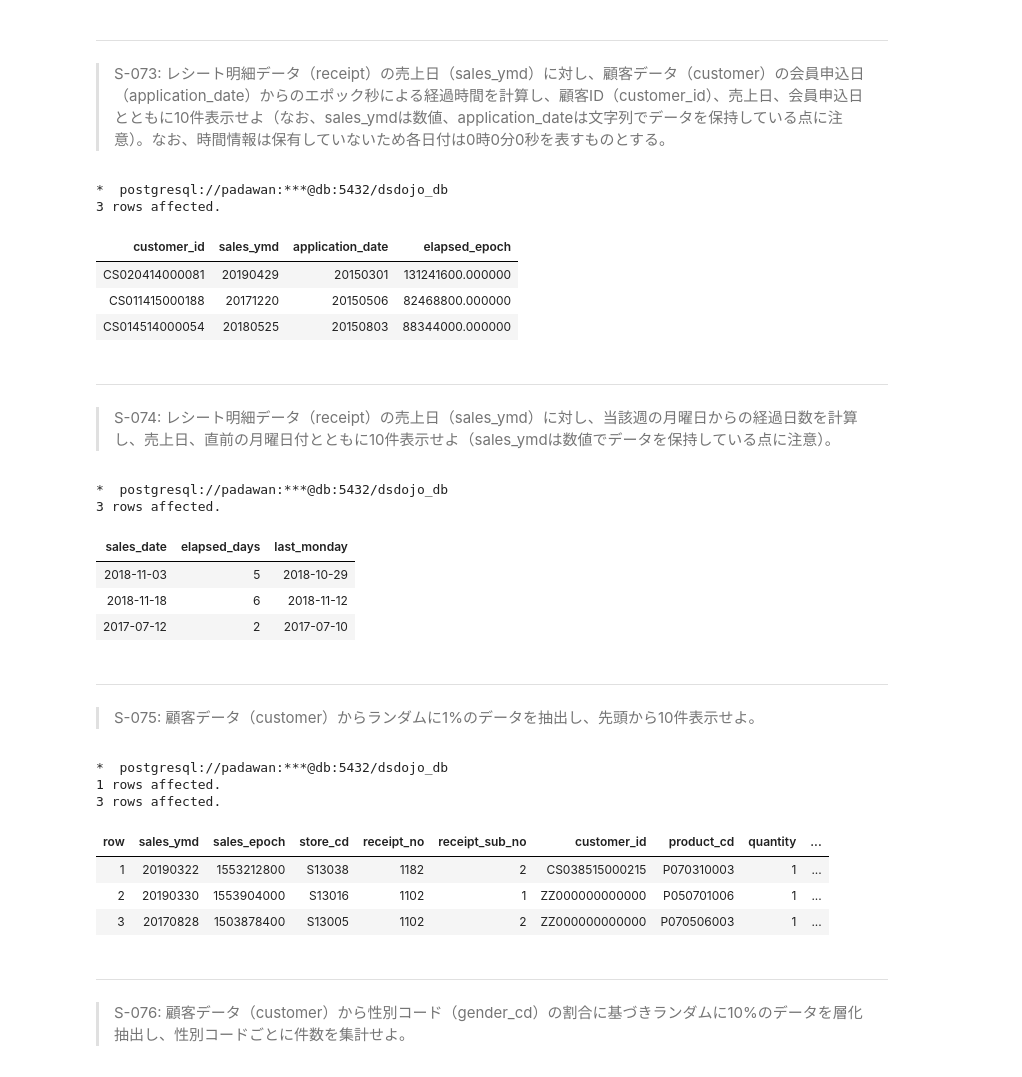
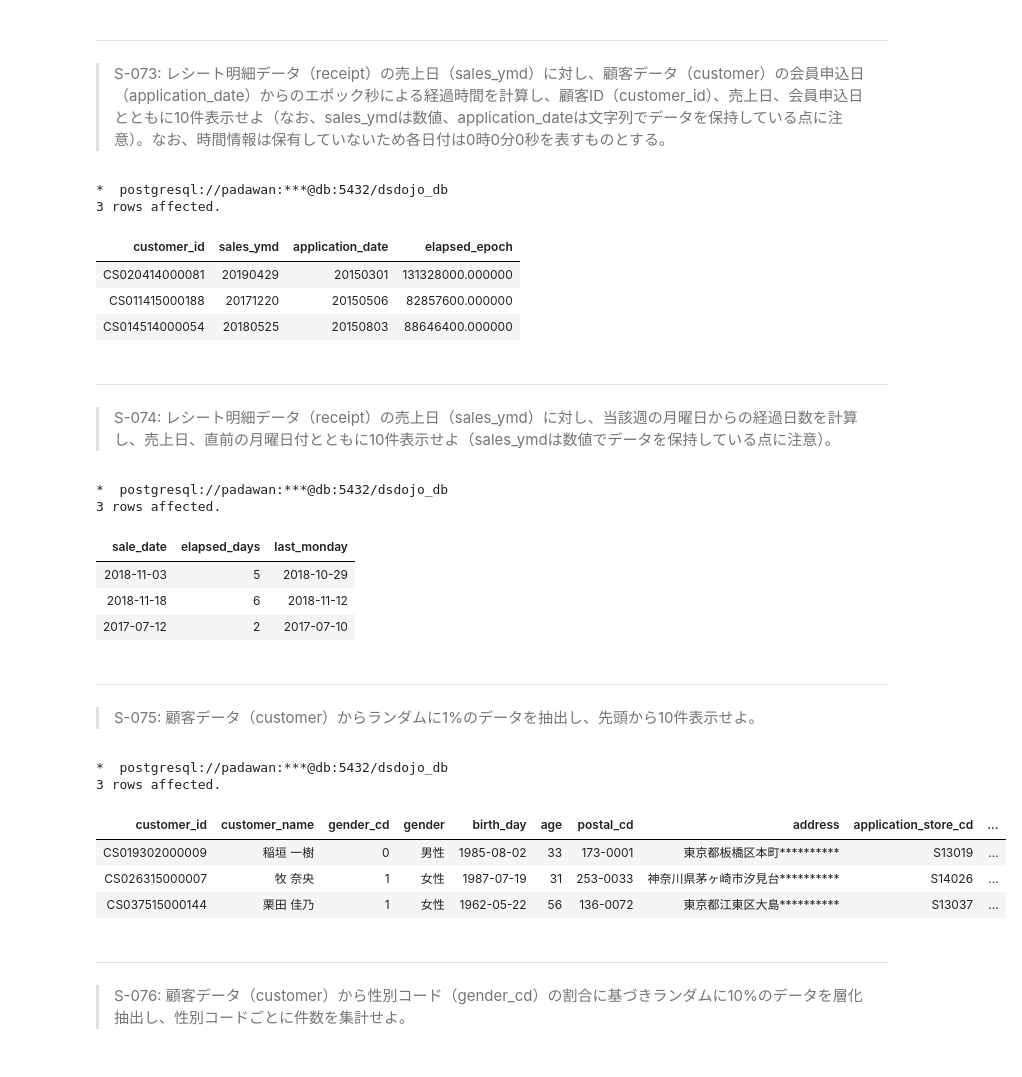
Before and after one commit to palakpaneerer/100knocks-preprocess, a Jupyter notebook: docker/work/preprocess_knock_SQL.ipynb, the cells around one changed output. Cells and saved outputs as stored; diff of their text form; code cells hidden in the pictures.

```diff
--- a/docker/work/preprocess_knock_SQL.ipynb
+++ b/docker/work/preprocess_knock_SQL.ipynb
@@ -2226,6 +2336,8 @@ LIMIT
 > S-073: レシート明細データ（receipt）の売上日（sales_ymd）に対し、顧客データ（customer）の会員申込日（application_date）からのエポック秒による経過時間を計算し、顧客ID（customer_id）、売上日、会員申込日とともに10件表示せよ（なお、sales_ymdは数値、application_dateは文字列でデータを保持している点に注意）。なお、時間情報は保有していないため各日付は0時0分0秒を表すものとする。
 # %%
 %%sql
+-- AGE関数の結果は年、月、日。そのためその結果から直接EXTRACTでepochを抽出することはできない。
+-- この場合は、普通に引き算してあげるのが早い。
 
 WITH distinct_receipt AS (
     SELECT DISTINCT
@@ -2238,12 +2350,10 @@ SELECT
     d.customer_id,
     d.sales_ymd,
     c.application_date,
-    EXTRACT(epoch FROM
-    AGE(
-    TO_TIMESTAMP(CAST(d.sales_ymd AS VARCHAR), 'YYYYMMDD'),
-    TO_TIMESTAMP(c.application_date, 'YYYYMMDD')
-    )) AS elapsed_epoch
-
+    EXTRACT(EPOCH FROM (
+        TO_TIMESTAMP(CAST(d.sales_ymd AS VARCHAR), 'YYYYMMDD')
+        - TO_TIMESTAMP(c.application_date, 'YYYYMMDD')
+        )) AS elapsed_epoch
 FROM
     distinct_receipt d
 INNER JOIN
@@ -2256,36 +2366,36 @@ LIMIT
 *  postgresql://padawan:***@db:5432/dsdojo_db
 3 rows affected.
 | customer_id | sales_ymd | application_date | elapsed_epoch |
-| CS020414000081 | 20190429 | 20150301 | 131241600.000000 |
-| CS011415000188 | 20171220 | 20150506 | 82468800.000000 |
-| CS014514000054 | 20180525 | 20150803 | 88344000.000000 |
+| CS020414000081 | 20190429 | 20150301 | 131328000.000000 |
+| CS011415000188 | 20171220 | 20150506 | 82857600.000000 |
+| CS014514000054 | 20180525 | 20150803 | 88646400.000000 |
 # %% [markdown]
 ---
 > S-074: レシート明細データ（receipt）の売上日（sales_ymd）に対し、当該週の月曜日からの経過日数を計算し、売上日、直前の月曜日付とともに10件表示せよ（sales_ymdは数値でデータを保持している点に注意）。
 # %%
 %%sql
 
-WITH elapsed_tbl AS (
+WITH calc_tbl AS (
     SELECT
-        TO_DATE(CAST(sales_ymd AS VARCHAR), 'YYYYMMDD') AS sales_date,
-        EXTRACT(DOW FROM (
-        TO_DATE(CAST(sales_ymd AS VARCHAR), 'YYYYMMDD') - 1
-        )) AS elapsed_days
+        TO_DATE(CAST(sales_ymd AS VARCHAR), 'YYYYMMDD') AS sale_date,
+        EXTRACT(DOW FROM
+                TO_DATE(CAST(sales_ymd AS VARCHAR), 'YYYYMMDD')
+                - 1) AS elapsed_days
     FROM
         receipt
 )
 SELECT
-    sales_date,
+    sale_date,
     elapsed_days,
-    sales_date - CAST(elapsed_days AS INTEGER) AS last_monday
+    sale_date - CAST(elapsed_days AS INTEGER) AS last_monday
 FROM
-    elapsed_tbl
+    calc_tbl
 LIMIT
     3;
 # %% [output]
 *  postgresql://padawan:***@db:5432/dsdojo_db
 3 rows affected.
-| sales_date | elapsed_days | last_monday |
+| sale_date | elapsed_days | last_monday |
 | 2018-11-03 | 5 | 2018-10-29 |
 | 2018-11-18 | 6 | 2018-11-12 |
 | 2017-07-12 | 2 | 2017-07-10 |
@@ -2295,36 +2405,32 @@ LIMIT
 # %%
 %%sql
 
-SELECT SETSEED(0.1);
-WITH row_tbl AS (
+WITH no_tbl AS (
     SELECT
-        ROW_NUMBER() OVER(ORDER BY RANDOM()) AS row,
-        *
+        *,
+        ROW_NUMBER() OVER(ORDER BY RANDOM()) AS row
     FROM
-        receipt
+        customer
 )
 SELECT
     *
 FROM
-    row_tbl
+    no_tbl
 WHERE
-    row <= (
-        SELECT
-            COUNT(*)
-        FROM
-            receipt
-    ) * 0.01
+    row <= (SELECT
+               COUNT(*) * 0.01
+            FROM
+                customer)
 LIMIT
     3
 ;
 # %% [output]
 *  postgresql://padawan:***@db:5432/dsdojo_db
-1 rows affected.
 3 rows affected.
-| row | sales_ymd | sales_epoch | store_cd | receipt_no | receipt_sub_no | customer_id | product_cd | quantity | ... |
-| 1 | 20190322 | 1553212800 | S13038 | 1182 | 2 | CS038515000215 | P070310003 | 1 | ... |
-| 2 | 20190330 | 1553904000 | S13016 | 1102 | 1 | ZZ000000000000 | P050701006 | 1 | ... |
-| 3 | 20170828 | 1503878400 | S13005 | 1102 | 2 | ZZ000000000000 | P070506003 | 1 | ... |
+| customer_id | customer_name | gender_cd | gender | birth_day | age | postal_cd | address | application_store_cd | ... |
+| CS019302000009 | 稲垣 一樹 | 0 | 男性 | 1985-08-02 | 33 | 173-0001 | 東京都板橋区本町********** | S13019 | ... |
+| CS026315000007 | 牧 奈央 | 1 | 女性 | 1987-07-19 | 31 | 253-0033 | 神奈川県茅ヶ崎市汐見台********** | S14026 | ... |
+| CS037515000144 | 栗田 佳乃 | 1 | 女性 | 1962-05-22 | 56 | 136-0072 | 東京都江東区大島********** | S13037 | ... |
 # %% [markdown]
 ---
 > S-076: 顧客データ（customer）から性別コード（gender_cd）の割合に基づきランダムに10%のデータを層化抽出し、性別コードごとに件数を集計せよ。
```
Also changed, not shown: parts of 22 cells of this notebook.
